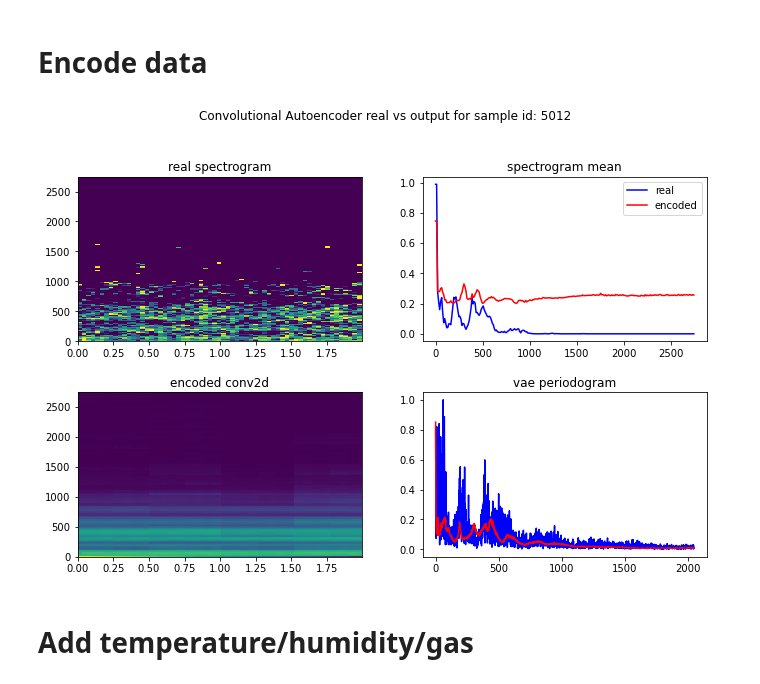
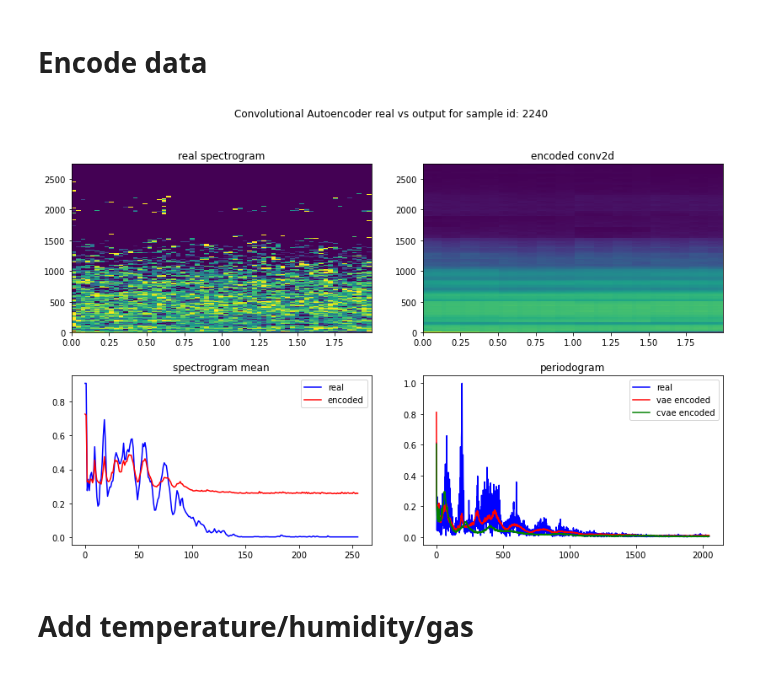
Before and after one commit to tymons/buzz-models, a Jupyter notebook: notebooks/autoencoder.ipynb, the cells around one changed output. Cells and saved outputs as stored; diff of their text form; code cells hidden in the pictures.

Commit message:
WIP. Got CVAE for analysis.

```diff
--- a/notebooks/autoencoder.ipynb
+++ b/notebooks/autoencoder.ipynb
@@ -126,16 +117,17 @@ Here we perform scaling standarization etc.
 import pandas as pd
 
 from sklearn.preprocessing import StandardScaler, MinMaxScaler
+from tqdm import tqdm
 
 sc = StandardScaler()
 mm = MinMaxScaler()
 
 # extract every spectrogram from hives data list and standarize every periodogram from stft
 # so data for spectrogram will have zero mean and unit variance + scale every standarized periodogram
-print('preparing spectrograms...', end=' ')
+print('preparing spectrograms...', end=' ', flush=True)
 spectrograms = [hive_data['freq']['spectrogram']['spectrogram_full_db'] for hive_data in hives_data]
-standarized_spectrograms = [sc.fit_transform(spectrogram.T).T for spectrogram in spectrograms]
-scaled_spectrogram = [mm.fit_transform(spectrogram_stan.T).T for spectrogram_stan in standarized_spectrograms]
+# standarized_spectrograms = [sc.fit_transform(spectrogram.T).T for spectrogram in tqdm(spectrograms)]
+scaled_spectrogram = [mm.fit_transform(spectrogram.T).T for spectrogram in tqdm(spectrograms, position=0, leave=True)]
 print('done.')
 
 # get datatime, names and mfcc
@@ -154,9 +146,9 @@ print('done.')
 
 # prepare truncated periodogram
 end_frequency = 2048
-print(f'preparing truncated periodograms ({end_frequency})', end=' ')
+print(f'preparing truncated periodograms ({end_frequency})', end=' ', flush=True)
 periodograms = [hive_data['freq']['periodogram']['samples'][:end_frequency] for hive_data in hives_data]
-# scaled_periodograms = MinMaxScaler().fit_transform(periodograms)
+periodograms = [mm.fit_transform(perio.reshape(-1, 1)).T for perio in tqdm(periodograms, position=0, leave=True)]
 print('done.')
 
 sounds = list(zip(scaled_spectrogram, mfccs, scaled_spectrograms_means, periodograms, datetimes, names))
@@ -211,7 +241,7 @@ from torch.utils import data as tdata
 from utils.data_utils import prepare_dataset2d
 from utils.autoencoder_utils import ConvAutoencoder, train_model
 
-TRAIN_MODEL = False
+TRAIN_MODEL = True
 PATH = 'conv_ae.pth'
 
 modelConvAE = ConvAutoencoder().to(device)
@@ -248,7 +295,7 @@ from utils.contrastive_pytorch import VAE, train_vae_model
 from utils.customdataset import CustomDataset
 
 TRAIN_MODEL = True
-PATH = 'contrastive_vae.pth'
+PATH = 'vae.pth'
 
 modelVAE = VAE(encoder_layer_sizes=[2048, 512, 64], latent_size=16, decoder_layer_sizes=[64, 512, 2048])
 
@@ -262,7 +309,7 @@ if TRAIN_MODEL:
     val_dataloader = tdata.DataLoader(val_dataset, batch_size=64, shuffle=True)
 
     modelVAE = train_vae_model(modelVAE, learning_rate=1e-3, weight_decay=1e-5, num_epochs=100, patience=100,
-                              dataloader_train=train_dataloader, dataloader_val=val_dataloader)
+                              dataloader_train=train_dataloader, dataloader_val=val_dataloader, checkpoint_name=PATH)
 else:
     if os.path.isfile(PATH) and os.access(PATH, os.R_OK):
         modelVAE.load_state_dict(torch.load(PATH))
@@ -297,62 +341,66 @@ print(torch.__version__)
 import matplotlib.pyplot as plt
 import random
 import torch
 from scipy.io import wavfile
 
 # read just sample file as probably all has the same sampling rate
 sample_rate, samples = wavfile.read('C:\\Users\\tymot\\projects\\001.smartula\\smartula-analysis\\smartula-analysis'
                            '\\measurements\\smartulav2\\smrpiclient6_10082020-15092020\\DEADBEEF94-2020-08-10T03-11-50.wav')
-idx = random.randint(0, len(hives_data) - 1)
+idx = random.randint(0, sounds_hive_data.shape[0] - 1)
+idx = 2240
 with torch.no_grad():
     modelConvAE.eval()
     modelBasicAE.eval()
     modelVAE.eval()
 
-    fig, axs = plt.subplots(2, 2, figsize=(10,7))
+    # Get sound from sounds hive data (with respect to hive under analysis)
+    sound = sounds_hive_data.iloc[idx]
+
+    fig, axs = plt.subplots(2, 2, figsize=(12,8))
     fig.suptitle(f'Convolutional Autoencoder real vs output for sample id: {idx}')
     fig.tight_layout(pad = 3.0)
 
     frequencies = librosa.fft_frequencies(sr=sample_rate, n_fft=nfft)
     freq_slice = np.where((frequencies < fmax))
     frequencies = frequencies[freq_slice]
-    times = (np.arange(0, scaled_spectrogram[idx].shape[1])*hop_len)/sample_rate
-    elem = scaled_spectrogram[idx]
-    elem = elem[None, None,: ,:]
+    times = (np.arange(0, sound['spectrogram'].shape[1])*hop_len)/sample_rate
+    elem = sound['spectrogram']
+    elem = elem[None, None, :, :]
     elem = torch.Tensor(elem).to(device)
 
-    elem_mean = scaled_spectrograms_means[idx]
+    elem_mean = sound['spectrogram_mean']
     elem_mean = elem_mean[None, :]
     elem_mean = torch.Tensor(elem_mean).to(device)
 
     axs[0][0].set_title('real spectrogram')
-    axs[0][0].pcolormesh(times, frequencies, scaled_spectrogram[idx])
-    axs[1][0].set_title('encoded conv2d')
-    axs[1][0].pcolormesh(times, frequencies, modelConvAE(elem.to(device)).cpu().numpy().squeeze())
+    axs[0][0].pcolormesh(times, frequencies, sound['spectrogram'])
+    axs[0][1].set_title('encoded conv2d')
+    axs[0][1].pcolormesh(times, frequencies, modelConvAE(elem.to(device)).cpu().numpy().squeeze())
 
-    # Get just one sample for the frequencies
-    freqs = hives_data[idx]['freq']['spectrogram']['frequencies']
-    periodogram_df = hives_data[idx]['freq']['periodogram']
-    scaled_samples = periodogram_df['samples'][:end_frequency]
-    scaled_samples -= scaled_samples.min()
-    scaled_samples /= scaled_samples.max()
+    # prepare data for vae prediction
+    freqs = np.arange(sound['periodogram'].shape[1])
+    input_data = torch.Tensor(sound['periodogram']).to(device)
+    vae_output, _, _ = modelVAE(input_data)
 
-    axs[0][1].set_title('spectrogram mean')
-    axs[0][1].plot(freqs, scaled_spectrograms_means[idx], label='real', color='blue')
-    axs[0][1].plot(freqs, modelBasicAE(elem_mean).cpu().numpy().squeeze(), label='encoded', color='red')
-    axs[0][1].legend()
-    axs[1][1].set_title('vae periodogram')
-    axs[1][1].plot(periodogram_df['frequencies'][:end_frequency],
-                   scaled_samples, label='real', color='blue')
-    input_data = periodogram_df['samples'][:end_frequency]
-    input_data = torch.Tensor(input_data).to(device)
-    input_data = input_data[None, :]
-    output, _, _ = modelVAE(input_data[0])
-    axs[1][1].plot(periodogram_df['frequencies'][:end_frequency],
-                  output.cpu().numpy(), label='encoded', color='red')
+    # prepare data for cvae prediction
+    s_mean, s_log_var, s = s_encoder_keras.predict(sound['periodogram'])
+    latent = np.concatenate((np.zeros_like(s), s), axis = 1)
+    cvae_output = cvae_keras_decoder.predict(latent)
+
+    axs[1][0].set_title('spectrogram mean')
+    axs[1][0].plot(sound['spectrogram_mean'], label='real', color='blue')
+    axs[1][0].plot(modelBasicAE(elem_mean).cpu().numpy().squeeze(), label='encoded', color='red')
+    axs[1][0].legend()
+
+    axs[1][1].set_title('periodogram')
+    axs[1][1].plot(freqs, periodogram_df, label='real', color='blue')
+    axs[1][1].plot(freqs, vae_output.cpu().numpy().squeeze(), label='vae encoded', color='red')
+    axs[1][1].plot(freqs, cvae_output.squeeze(), label='cvae encoded', color='green')
+    axs[1][1].legend()
 
     plt.show()
 # %% [output]
-[figure, old version]
+[figure, new version]
 # %% [markdown]
 # Add temperature/humidity/gas
 # %%
```
Also changed, not shown: parts of 13 cells of this notebook, 3 other files.
